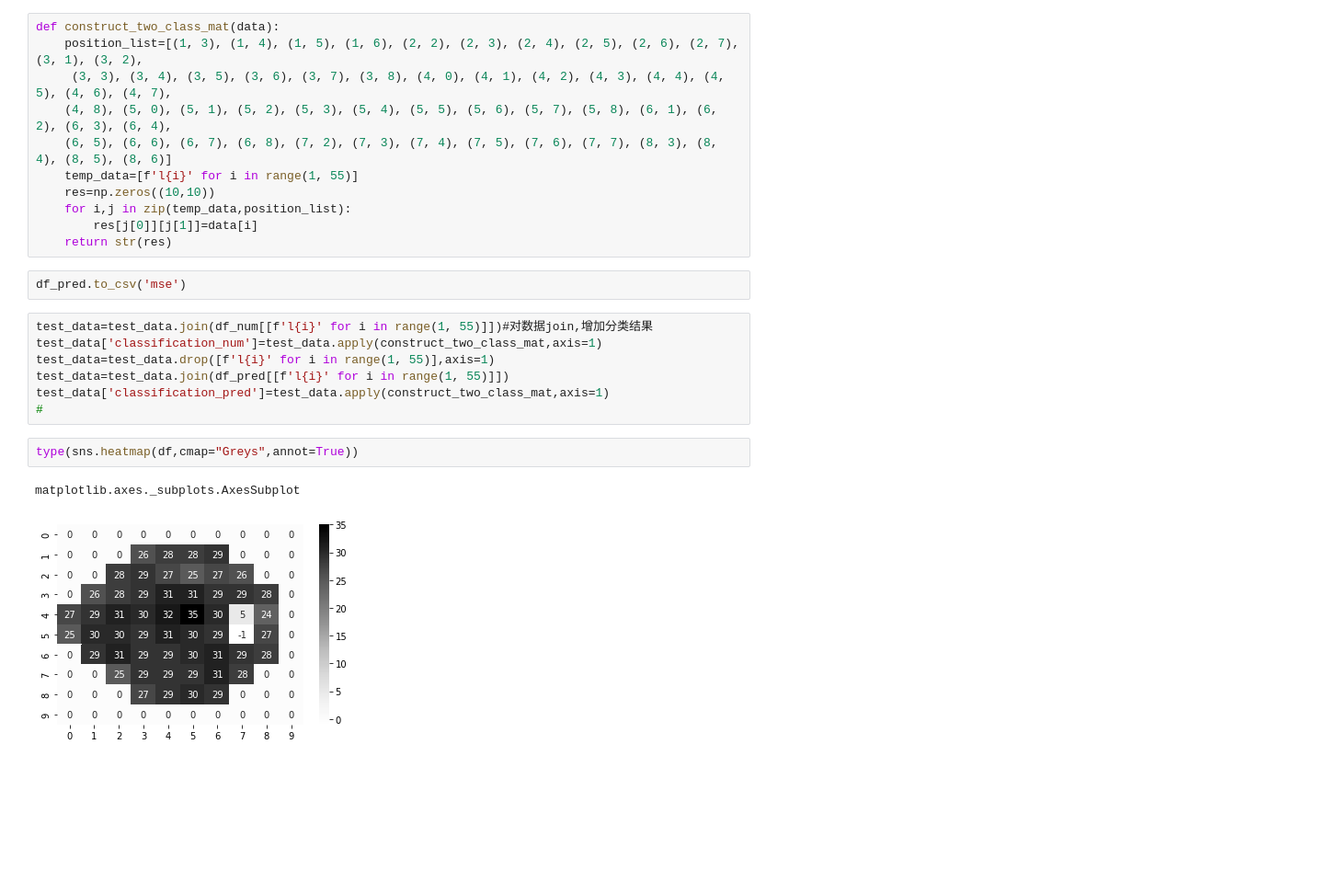
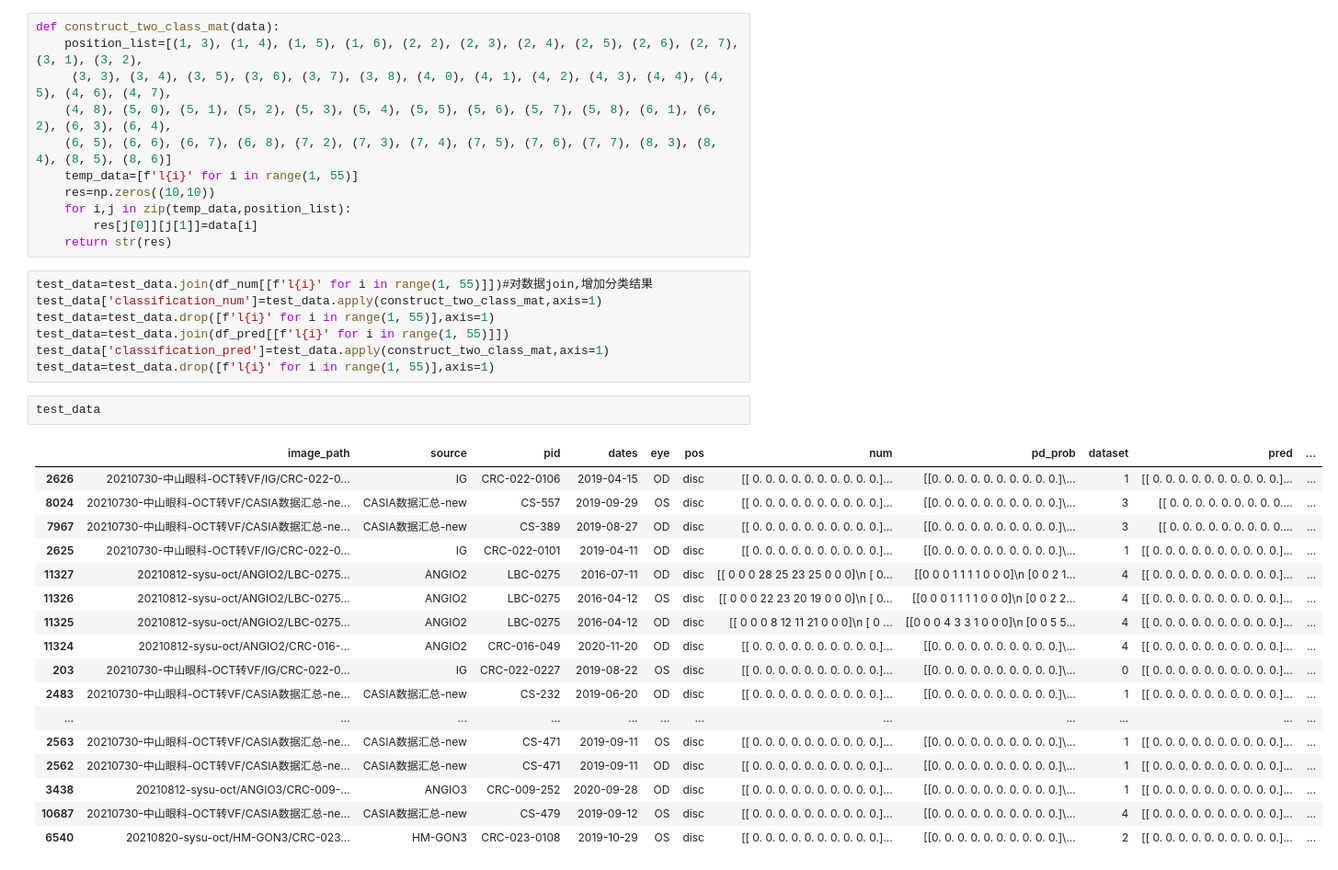
Before and after one commit to wyh196646/OCT, a Jupyter notebook: 0.6 result_analysis.ipynb, the cells around one changed output. Shown at 92% size. Drawn from its saved outputs; the diff is of its cells as text; blank space fills up the shorter version.

```diff
--- a/0.6 result_analysis.ipynb
+++ b/0.6 result_analysis.ipynb
@@ -64,17 +64,30 @@ def construct_two_class_mat(data):
     for i,j in zip(temp_data,position_list):
         res[j[0]][j[1]]=data[i]
     return str(res)
-# %%
-df_pred.to_csv('mse')
 # %%
 test_data=test_data.join(df_num[[f'l{i}' for i in range(1, 55)]])#对数据join,增加分类结果
 test_data['classification_num']=test_data.apply(construct_two_class_mat,axis=1)
 test_data=test_data.drop([f'l{i}' for i in range(1, 55)],axis=1)
 test_data=test_data.join(df_pred[[f'l{i}' for i in range(1, 55)]])
 test_data['classification_pred']=test_data.apply(construct_two_class_mat,axis=1)
-#
+test_data=test_data.drop([f'l{i}' for i in range(1, 55)],axis=1)
-# %%
-type(sns.heatmap(df,cmap="Greys",annot=True))
-# %% [output]
-matplotlib.axes._subplots.AxesSubplot
-[figure, removed]
+# %%
+test_data
+# %% [output]
+|  | image_path | source | pid | dates | eye | pos | num | pd_prob | dataset | pred | ... |
+| 2626 | 20210730-中山眼科-OCT转VF/IG/CRC-022-0... | IG | CRC-022-0106 | 2019-04-15 | OD | disc | [[ 0. 0. 0. 0. 0. 0. 0. 0. 0. 0.]... | [[0. 0. 0. 0. 0. 0. 0. 0. 0. 0.]\... | 1 | [[ 0. 0. 0. 0. 0. 0. 0. 0. 0. 0.]... | ... |
+| 8024 | 20210730-中山眼科-OCT转VF/CASIA数据汇总-ne... | CASIA数据汇总-new | CS-557 | 2019-09-29 | OS | disc | [[ 0. 0. 0. 0. 0. 0. 0. 0. 0. 0.]... | [[0. 0. 0. 0. 0. 0. 0. 0. 0. 0.]\... | 3 | [[ 0. 0. 0. 0. 0. 0. 0. 0. 0.... | ... |
+| 7967 | 20210730-中山眼科-OCT转VF/CASIA数据汇总-ne... | CASIA数据汇总-new | CS-389 | 2019-08-27 | OD | disc | [[ 0. 0. 0. 0. 0. 0. 0. 0. 0. 0.]... | [[0. 0. 0. 0. 0. 0. 0. 0. 0. 0.]\... | 3 | [[ 0. 0. 0. 0. 0. 0. 0. 0. 0.... | ... |
+| 2625 | 20210730-中山眼科-OCT转VF/IG/CRC-022-0... | IG | CRC-022-0101 | 2019-04-11 | OD | disc | [[ 0. 0. 0. 0. 0. 0. 0. 0. 0. 0.]... | [[0. 0. 0. 0. 0. 0. 0. 0. 0. 0.]\... | 1 | [[ 0. 0. 0. 0. 0. 0. 0. 0. 0. 0.]... | ... |
+| 11327 | 20210812-sysu-oct/ANGIO2/LBC-0275... | ANGIO2 | LBC-0275 | 2016-07-11 | OD | disc | [[ 0 0 0 28 25 23 25 0 0 0]\n [ 0... | [[0 0 0 1 1 1 1 0 0 0]\n [0 0 2 1... | 4 | [[ 0. 0. 0. 0. 0. 0. 0. 0. 0. 0.]... | ... |
+| 11326 | 20210812-sysu-oct/ANGIO2/LBC-0275... | ANGIO2 | LBC-0275 | 2016-04-12 | OS | disc | [[ 0 0 0 22 23 20 19 0 0 0]\n [ 0... | [[0 0 0 1 1 1 1 0 0 0]\n [0 0 2 2... | 4 | [[ 0. 0. 0. 0. 0. 0. 0. 0. 0. 0.]... | ... |
+| 11325 | 20210812-sysu-oct/ANGIO2/LBC-0275... | ANGIO2 | LBC-0275 | 2016-04-12 | OD | disc | [[ 0 0 0 8 12 11 21 0 0 0]\n [ 0 ... | [[0 0 0 4 3 3 1 0 0 0]\n [0 0 5 5... | 4 | [[ 0. 0. 0. 0. 0. 0. 0. 0. 0. 0.]... | ... |
+| 11324 | 20210812-sysu-oct/ANGIO2/CRC-016-... | ANGIO2 | CRC-016-049 | 2020-11-20 | OD | disc | [[ 0. 0. 0. 0. 0. 0. 0. 0. 0. 0.]... | [[0. 0. 0. 0. 0. 0. 0. 0. 0. 0.]\... | 4 | [[ 0. 0. 0. 0. 0. 0. 0. 0. 0. 0.]... | ... |
+| 203 | 20210730-中山眼科-OCT转VF/IG/CRC-022-0... | IG | CRC-022-0227 | 2019-08-22 | OS | disc | [[ 0. 0. 0. 0. 0. 0. 0. 0. 0. 0.]... | [[0. 0. 0. 0. 0. 0. 0. 0. 0. 0.]\... | 0 | [[ 0. 0. 0. 0. 0. 0. 0. 0. 0. 0.]... | ... |
+| 2483 | 20210730-中山眼科-OCT转VF/CASIA数据汇总-ne... | CASIA数据汇总-new | CS-232 | 2019-06-20 | OD | disc | [[ 0. 0. 0. 0. 0. 0. 0. 0. 0. 0.]... | [[0. 0. 0. 0. 0. 0. 0. 0. 0. 0.]\... | 1 | [[ 0. 0. 0. 0. 0. 0. 0. 0. 0. 0.]... | ... |
+| ... | ... | ... | ... | ... | ... | ... | ... | ... | ... | ... | ... |
+| 2563 | 20210730-中山眼科-OCT转VF/CASIA数据汇总-ne... | CASIA数据汇总-new | CS-471 | 2019-09-11 | OS | disc | [[ 0. 0. 0. 0. 0. 0. 0. 0. 0. 0.]... | [[0. 0. 0. 0. 0. 0. 0. 0. 0. 0.]\... | 1 | [[ 0. 0. 0. 0. 0. 0. 0. 0. 0. 0.]... | ... |
+| 2562 | 20210730-中山眼科-OCT转VF/CASIA数据汇总-ne... | CASIA数据汇总-new | CS-471 | 2019-09-11 | OD | disc | [[ 0. 0. 0. 0. 0. 0. 0. 0. 0. 0.]... | [[0. 0. 0. 0. 0. 0. 0. 0. 0. 0.]\... | 1 | [[ 0. 0. 0. 0. 0. 0. 0. 0. 0. 0.]... | ... |
+| 3438 | 20210812-sysu-oct/ANGIO3/CRC-009-... | ANGIO3 | CRC-009-252 | 2020-09-28 | OD | disc | [[ 0. 0. 0. 0. 0. 0. 0. 0. 0. 0.]... | [[0. 0. 0. 0. 0. 0. 0. 0. 0. 0.]\... | 1 | [[ 0. 0. 0. 0. 0. 0. 0. 0. 0. 0.]... | ... |
+| 10687 | 20210730-中山眼科-OCT转VF/CASIA数据汇总-ne... | CASIA数据汇总-new | CS-479 | 2019-09-12 | OS | disc | [[ 0. 0. 0. 0. 0. 0. 0. 0. 0. 0.]... | [[0. 0. 0. 0. 0. 0. 0. 0. 0. 0.]\... | 4 | [[ 0. 0. 0. 0. 0. 0. 0. 0. 0. 0.]... | ... |
+| 6540 | 20210820-sysu-oct/HM-GON3/CRC-023... | HM-GON3 | CRC-023-0108 | 2019-10-29 | OS | disc | [[ 0. 0. 0. 0. 0. 0. 0. 0. 0. 0.]... | [[0. 0. 0. 0. 0. 0. 0. 0. 0. 0.]\... | 2 | [[ 0. 0. 0. 0. 0. 0. 0. 0. 0. 0.]... | ... |
```
Also changed, not shown: parts of 3 cells of this notebook.
